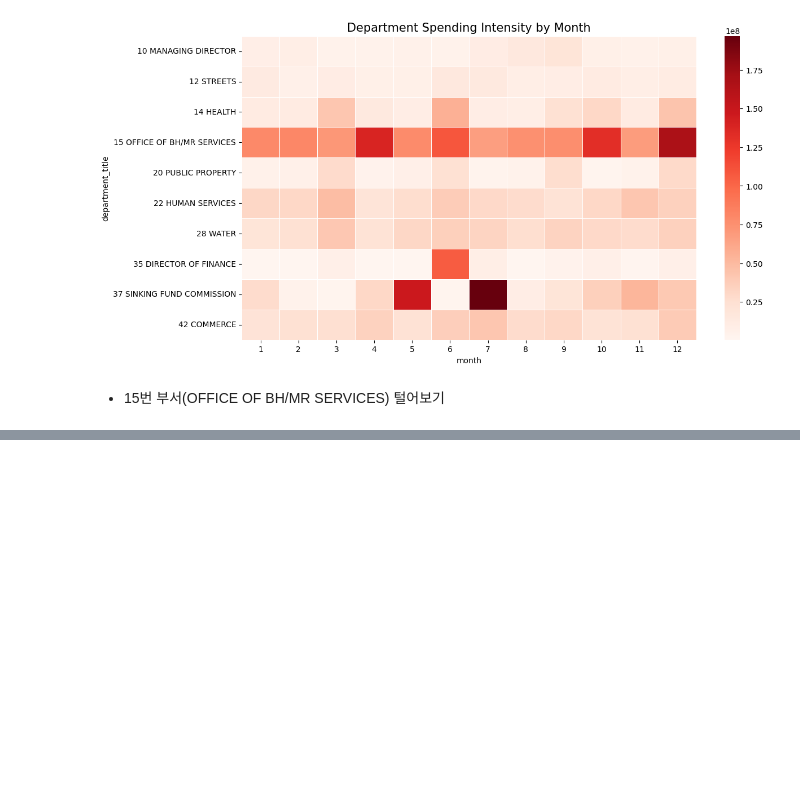
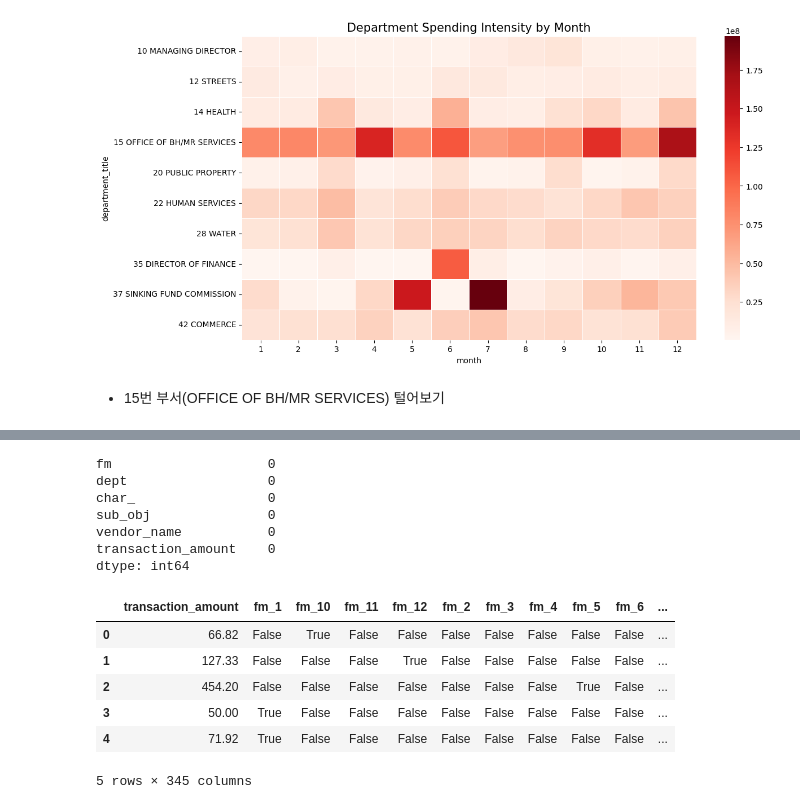
Before and after one commit to yeongwuu/Unsupervised-Fraud-Detection-in-Accounting-Data-using-Autoencoder, a Jupyter notebook: Project_1.ipynb, the cells around one changed output, grey strips where cells are left out. Saved outputs shown, nothing was run; the diff lists cells and outputs as text; code cells hidden in the pictures; blank space fills up the shorter version.

```diff
--- a/Project_1.ipynb
+++ b/Project_1.ipynb
@@ -282,0 +314,20 @@ Name: transaction_amount, dtype: float64
+# %%
+# 원핫 인코딩
+print(df_ae.isnull().sum())
+df_encoded=pd.get_dummies(df_ae, columns=['fm','dept','char_','sub_obj','vendor_name'])
+display(df_encoded.head())
+# %% [output]
+fm                    0
+dept                  0
+char_                 0
+sub_obj               0
+vendor_name           0
+transaction_amount    0
+dtype: int64
+|  | transaction_amount | fm_1 | fm_10 | fm_11 | fm_12 | fm_2 | fm_3 | fm_4 | fm_5 | fm_6 | ... |
+| 0 | 66.82 | False | True | False | False | False | False | False | False | False | ... |
+| 1 | 127.33 | False | False | False | True | False | False | False | False | False | ... |
+| 2 | 454.20 | False | False | False | False | False | False | False | True | False | ... |
+| 3 | 50.00 | True | False | False | False | False | False | False | False | False | ... |
+| 4 | 71.92 | True | False | False | False | False | False | False | False | False | ... |
+5 rows × 345 columns
```
Also changed, not shown: parts of 9 cells of this notebook.
